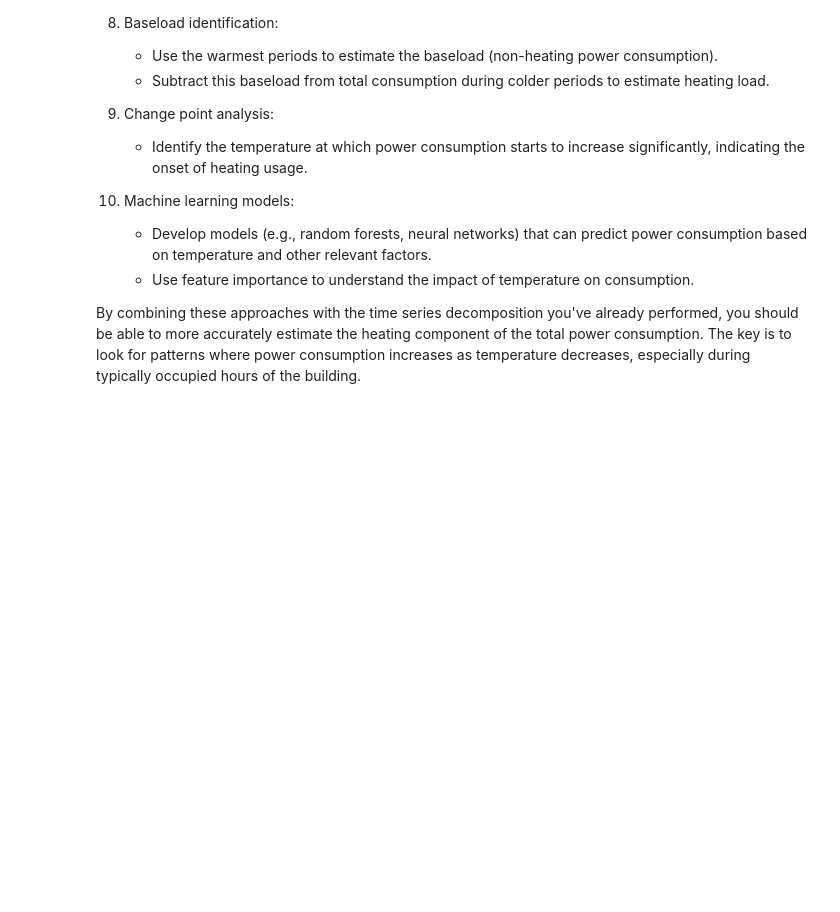
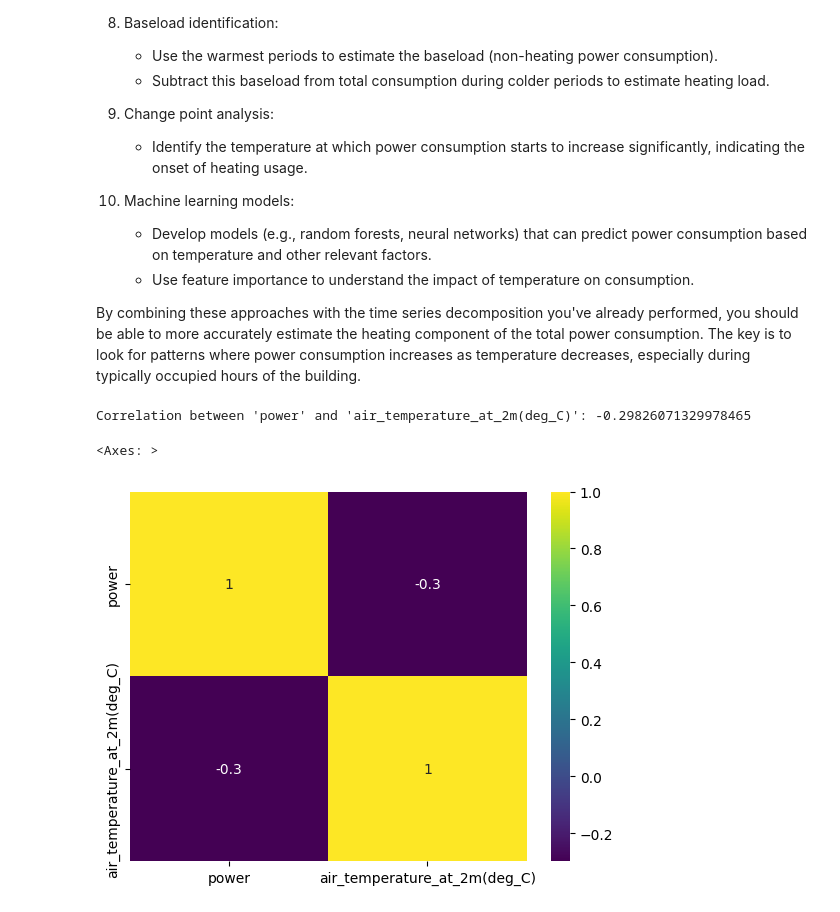
Before and after one commit to tenseisoham/payday, a Jupyter notebook: code/time_series_trial.ipynb, the cells around one changed output. Saved outputs shown, nothing was run; the diff lists cells and outputs as text; code cells hidden in the pictures; blank space fills up the shorter version.

Commit message:
add time-series approach corr

```diff
--- a/code/time_series_trial.ipynb
+++ b/code/time_series_trial.ipynb
@@ -138,3 +138,18 @@ This temperature data provides valuable information that can help isolate the he
     - Use feature importance to understand the impact of temperature on consumption.
 
 By combining these approaches with the time series decomposition you've already performed, you should be able to more accurately estimate the heating component of the total power consumption. The key is to look for patterns where power consumption increases as temperature decreases, especially during typically occupied hours of the building.
+# %%
+correlation = df['power'].corr(df['air_temperature_at_2m(deg_C)'])
+
+print("Correlation between 'power' and 'air_temperature_at_2m(deg_C)':", correlation)
+# %% [output]
+Correlation between 'power' and 'air_temperature_at_2m(deg_C)': -0.29826071329978465
+# %%
+import seaborn as sns
+
+m = df[['power','air_temperature_at_2m(deg_C)']].corr()
+
+sns.heatmap(m,cmap = 'viridis',annot=True)
+# %% [output]
+<Axes: >
+[figure, added]
```
